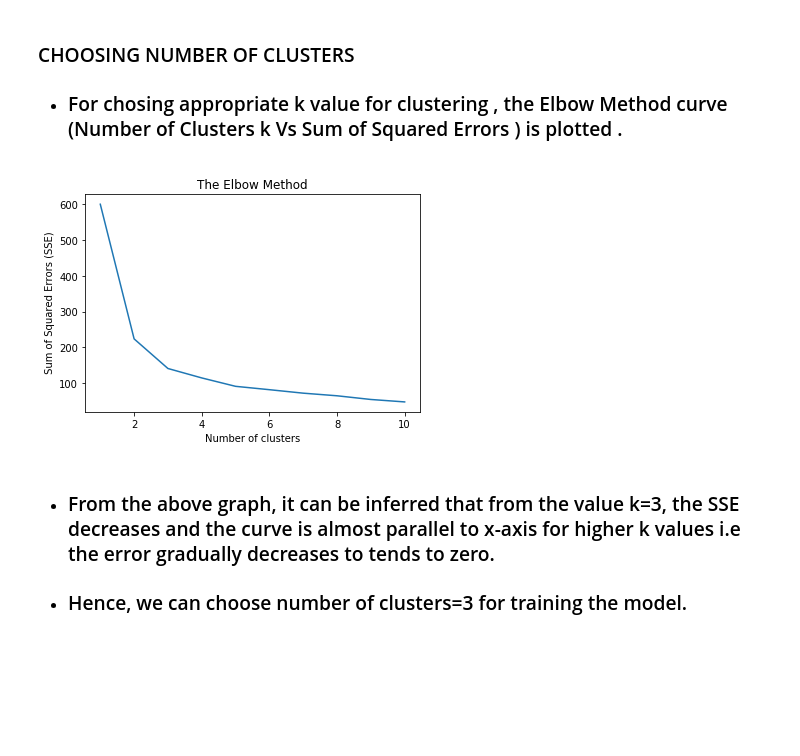
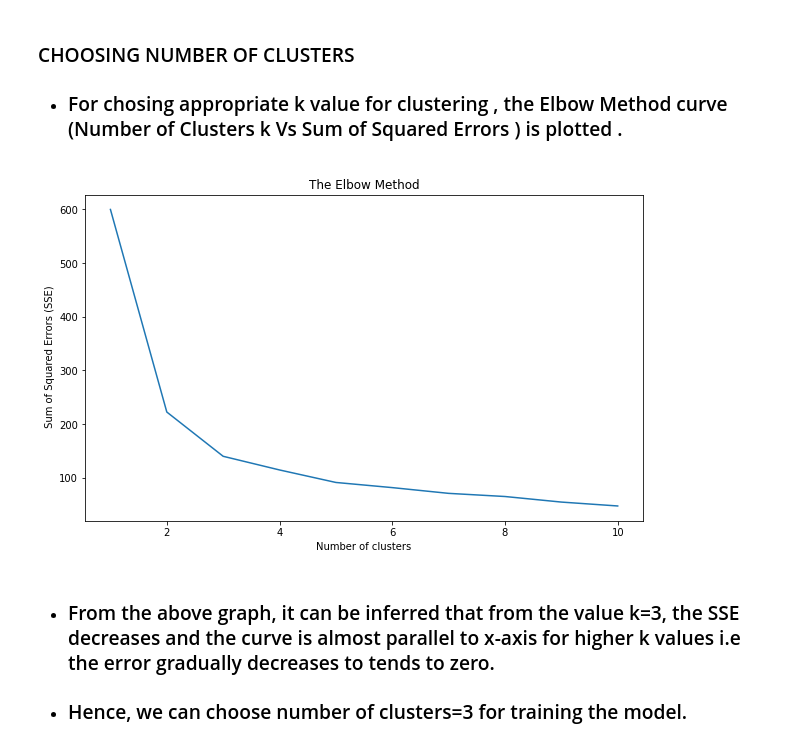
Before and after one commit to Thirumagal-Vani/The-Sparks-Foundation-Intern, a Jupyter notebook: Task 3 - To Explore Unsupervised Machine Learning.ipynb, the cells around one changed output. Cells and saved outputs as stored; diff of their text form; code cells hidden in the pictures; blank space fills up the shorter version.

```diff
--- a/Task 3 - To Explore Unsupervised Machine Learning.ipynb
+++ b/Task 3 - To Explore Unsupervised Machine Learning.ipynb
@@ -29,0 +17,7 @@ iris_data.head()
+# %%
+#Read Dataset
+from sklearn import datasets
+iris=datasets.load_iris()
+# %%
+iris_data=pd.DataFrame(iris.data, columns=iris.feature_names)
+iris_data.head()
@@ -48,6 +45,6 @@ dtype: int64
 - ### The independent features which can be used in training are SepalLengthCm, SepalWidthCm, PetalLengthCm, PetalWidthCm.
 # %%
-X=iris_data.iloc[:,1:5]
+X=iris_data.iloc[:,:]
 # %% [markdown]
 ### To understand the distribution of each dependent feature, we use describe method
 # %%
@@ -77,19 +74,20 @@ X_std.columns=X.columns
 
 - ### For chosing appropriate k value for clustering , the Elbow Method curve (Number of Clusters k Vs Sum of Squared Errors ) is plotted .
 # %%
+plt.figure(figsize=(10,6))
 ls=[]
 for i in range(1,11):
     km=KMeans(n_clusters=i)
     km.fit(X_std)
     ls.append(km.inertia_)
 
 plt.plot(range(1,11),ls)
 plt.title('The Elbow Method')
 plt.xlabel('Number of clusters')
 plt.ylabel(' Sum of Squared Errors (SSE)')
 plt.show()
 # %% [output]
-[figure, old version]
+[figure, new version]
 # %% [markdown]
 - ### From the above graph, it can be inferred that from the value k=3, the SSE decreases and the curve is almost parallel to x-axis for higher k values i.e the error gradually decreases to tends to zero.
 - ### Hence, we can choose number of clusters=3 for training the model.
```
Also changed, not shown: parts of 18 cells of this notebook, 1 other file.
